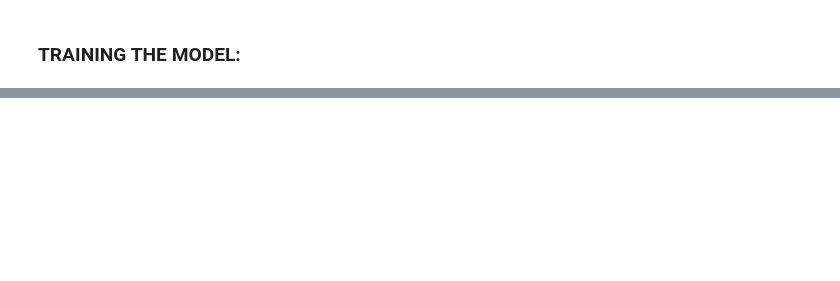
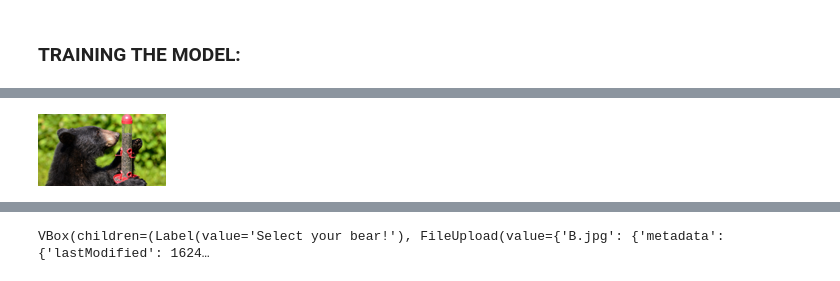
Before and after one commit to ThinamXx/Fastai, a Jupyter notebook: 2. Model Production/BearDetector.ipynb, the cells around one changed output, grey strips where cells are left out. Cells and saved outputs as stored; diff of their text form; code cells hidden in the pictures; blank space fills up the shorter version.

Commit message:
Bear Detector

```diff
--- a/2. Model Production/BearDetector.ipynb
+++ b/2. Model Production/BearDetector.ipynb
@@ -180,0 +258,6 @@ learn.fine_tune(4)                                        # Training the Model.
+# %%
+#@ GETTING THE CLASSIFICATION:
+run = widgets.Button(description="Classify")                    # Initialization.
+run
+# %% [output]
+[figure, added]
@@ -180,0 +277,6 @@ learn.fine_tune(4)                                        # Training the Model.
+# %%
+#@ GUI IMPLEMENTATION:
+VBox([widgets.Label("Select your bear!"),
+      upload, run, output, lbl_pred])                          # Final GUI.
+# %% [output]
+VBox(children=(Label(value='Select your bear!'), FileUpload(value={'B.jpg': {'metadata': {'lastModified': 1624…
```
Also changed, not shown: parts of 27 cells of this notebook.
